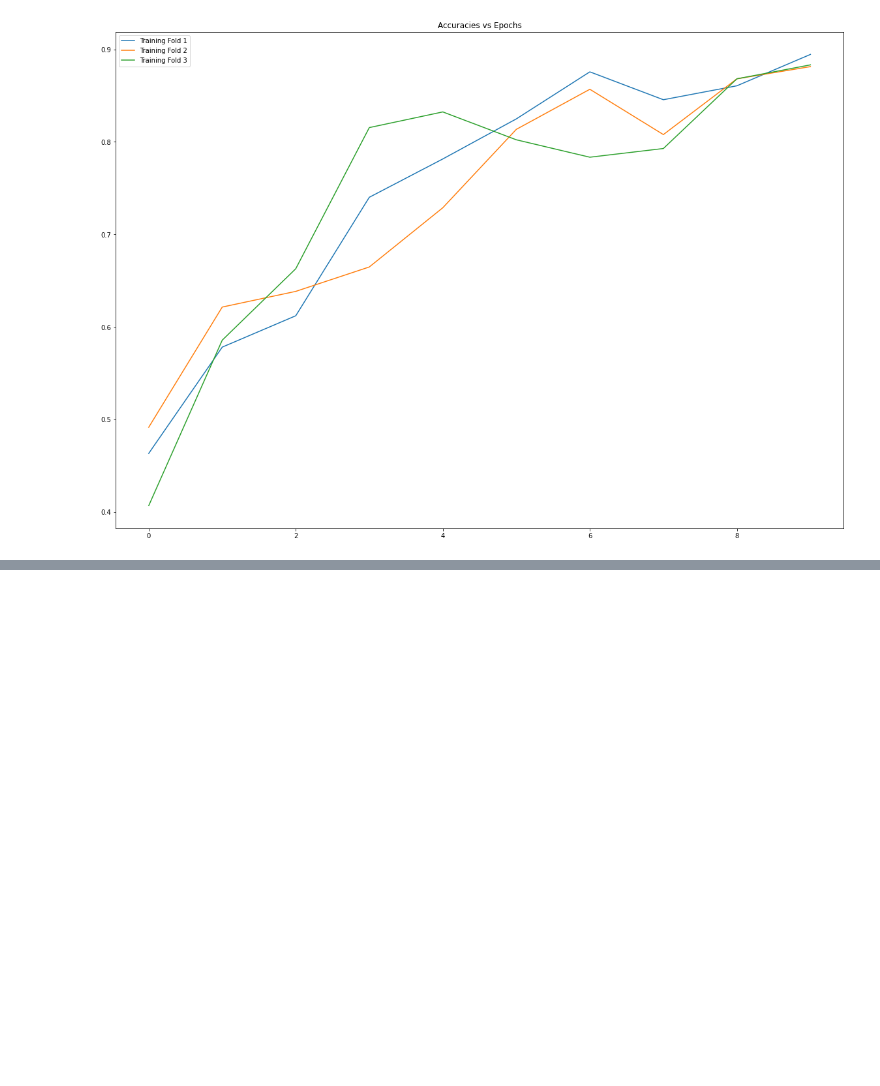
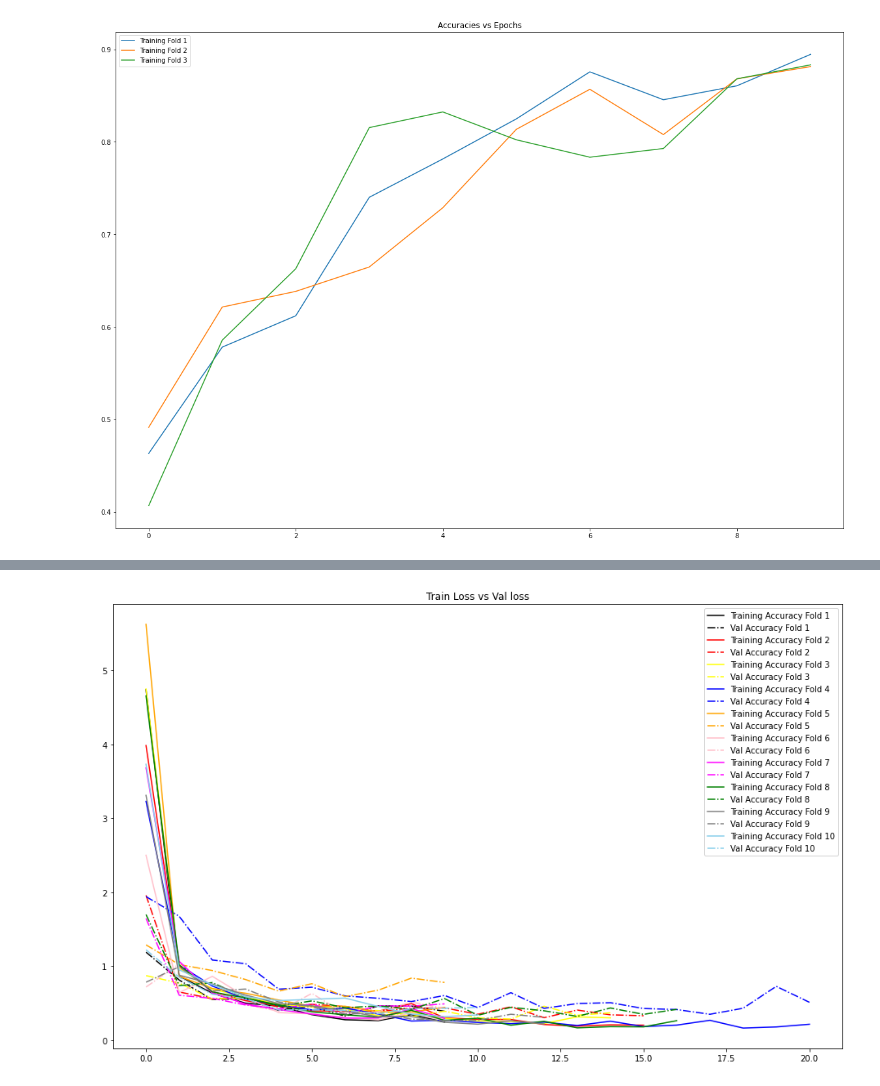
Before and after one commit to shahriariit/COVID-19-Xray, a Jupyter notebook: COVID19_XRay_CNN.ipynb, the cells around one changed output, grey strips where cells are left out. Cells and saved outputs as stored; diff of their text form; code cells hidden in the pictures; blank space fills up the shorter version.

```diff
--- a/COVID19_XRay_CNN.ipynb
+++ b/COVID19_XRay_CNN.ipynb
@@ -74,5 +77,6 @@ y  = train[['10001']]
 
 from keras.utils import to_categorical
 y = to_categorical(y)
+y_train = to_categorical(y_train)
 y.shape
 # %% [output]
@@ -310,0 +386,38 @@ plt.show()
+# %%
+plt.title('Train Loss vs Val loss')
+
+plt.plot(model_history[0].history['loss'], label='Training Accuracy Fold 1',color='black' )
+plt.plot(model_history[0].history['val_loss'], label='Val Accuracy Fold 1', color='black', linestyle = "dashdot")
+plt.plot(model_history[1].history['loss'], label='Training Accuracy Fold 2',color='red')
+
+plt.plot(model_history[1].history['val_loss'], label='Val Accuracy Fold 2', color='red', linestyle = "dashdot")
+plt.plot(model_history[2].history['loss'], label='Training Accuracy Fold 3',color='yellow')
+
+plt.plot(model_history[2].history['val_loss'], label='Val Accuracy Fold 3', color='yellow', linestyle = "dashdot")
+plt.plot(model_history[3].history['loss'], label='Training Accuracy Fold 4',color='blue')
+
+plt.plot(model_history[3].history['val_loss'], label='Val Accuracy Fold 4', color='blue', linestyle = "dashdot")
+plt.plot(model_history[4].history['loss'], label='Training Accuracy Fold 5',color='orange')
+
+plt.plot(model_history[4].history['val_loss'], label='Val Accuracy Fold 5', color='orange', linestyle = "dashdot")
+plt.plot(model_history[5].history['loss'], label='Training Accuracy Fold 6',color='pink')
+
+plt.plot(model_history[5].history['val_loss'], label='Val Accuracy Fold 6', color='pink', linestyle = "dashdot")
+plt.plot(model_history[6].history['loss'], label='Training Accuracy Fold 7',color='magenta')
+
+plt.plot(model_history[6].history['val_loss'], label='Val Accuracy Fold 7', color='magenta', linestyle = "dashdot")
+plt.plot(model_history[7].history['loss'], label='Training Accuracy Fold 8',color='green')
+
+plt.plot(model_history[7].history['val_loss'], label='Val Accuracy Fold 8', color='green', linestyle = "dashdot")
+plt.plot(model_history[8].history['loss'], label='Training Accuracy Fold 9',color='gray')
+
+plt.plot(model_history[8].history['val_loss'], label='Val Accuracy Fold 9', color='gray', linestyle = "dashdot")
+plt.plot(model_history[9].history['loss'], label='Training Accuracy Fold 10',color='skyblue')
+plt.plot(model_history[9].history['val_loss'], label='Val Accuracy Fold 10', color='skyblue', linestyle = "dashdot")
+
+
+
+plt.legend()
+plt.show()
+# %% [output]
+[figure, added]
```
Also changed, not shown: parts of 15 cells of this notebook.
